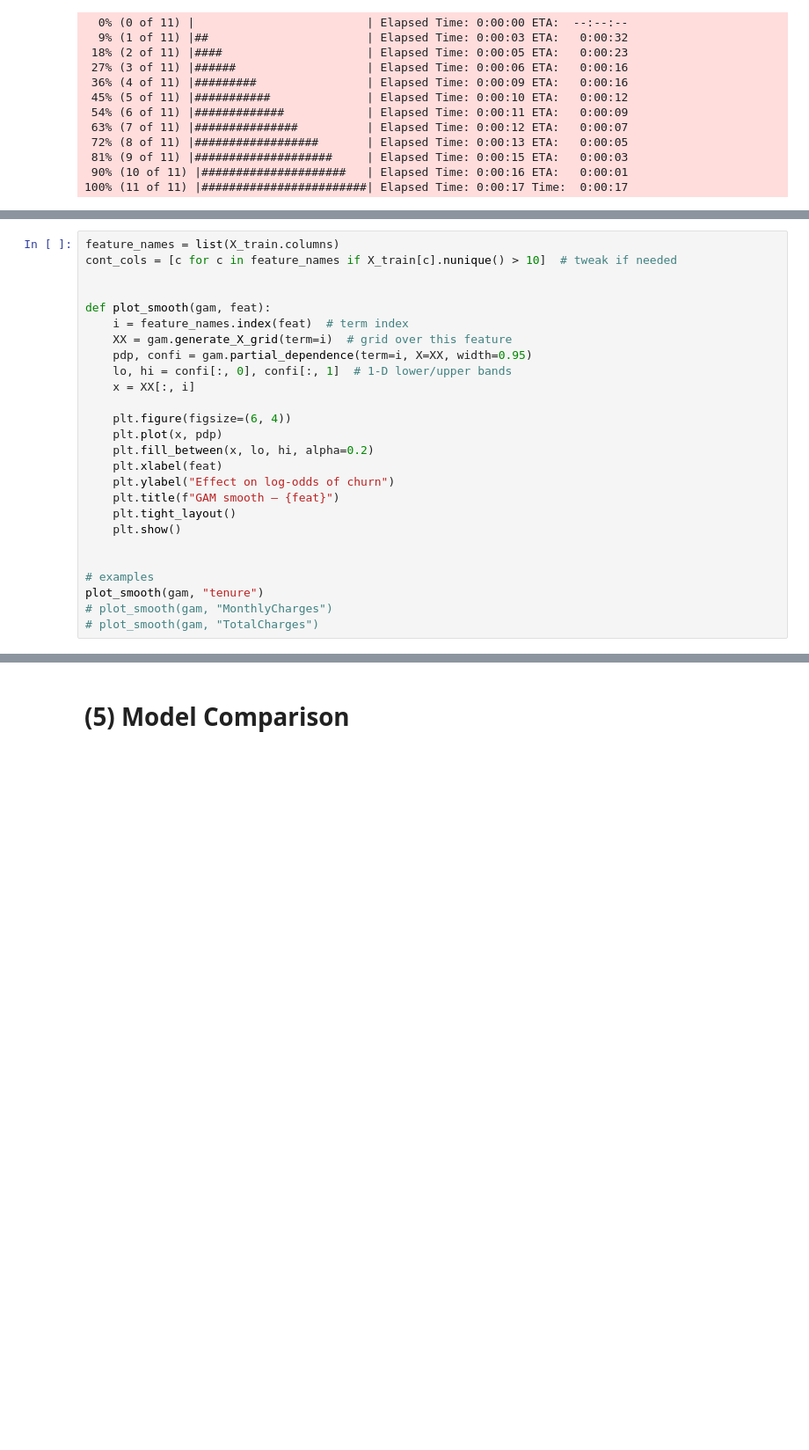
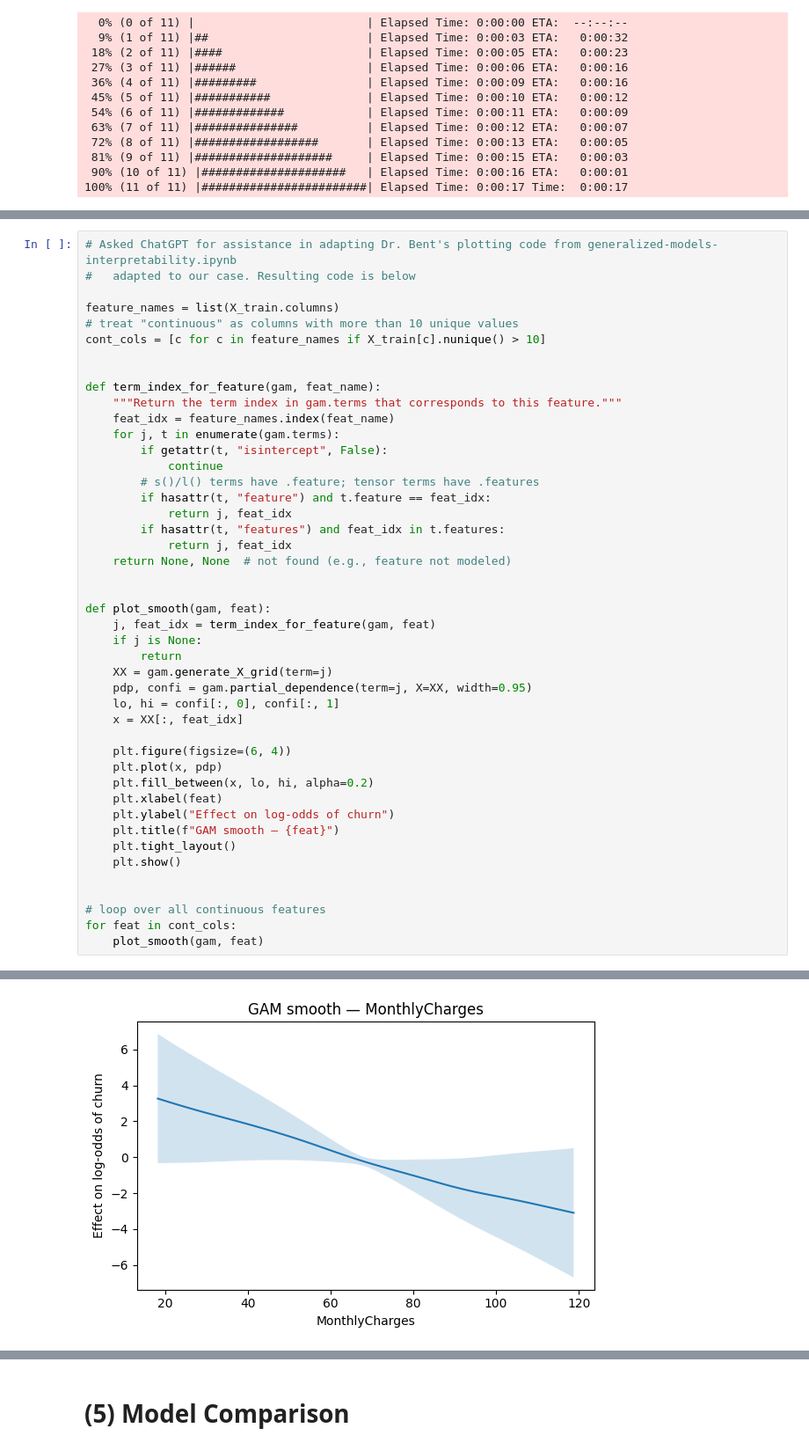
Before and after one commit to khaeuss808/AIPI590_InterpretableAI, a Jupyter notebook: Assignment1.ipynb, the cells around one changed output, grey strips where cells are left out. Shown at 88% size. Drawn from its saved outputs; the diff is of its cells as text; blank space fills up the shorter version.

```diff
--- a/Assignment1.ipynb
+++ b/Assignment1.ipynb
@@ -510,28 +522,48 @@ github.com/dswah/pyGAM/issues/163
 # %%
+# Asked ChatGPT for assistance in adapting Dr. Bent's plotting code from generalized-models-interpretability.ipynb
+#   adapted to our case. Resulting code is below
+
 feature_names = list(X_train.columns)
-cont_cols = [c for c in feature_names if X_train[c].nunique() > 10]  # tweak if needed
+# treat "continuous" as columns with more than 10 unique values
+cont_cols = [c for c in feature_names if X_train[c].nunique() > 10]
+
+
+def term_index_for_feature(gam, feat_name):
+    """Return the term index in gam.terms that corresponds to this feature."""
+    feat_idx = feature_names.index(feat_name)
+    for j, t in enumerate(gam.terms):
+        if getattr(t, "isintercept", False):
+            continue
+        # s()/l() terms have .feature; tensor terms have .features
+        if hasattr(t, "feature") and t.feature == feat_idx:
+            return j, feat_idx
+        if hasattr(t, "features") and feat_idx in t.features:
+            return j, feat_idx
+    return None, None  # not found (e.g., feature not modeled)
 
 
 def plot_smooth(gam, feat):
-    i = feature_names.index(feat)  # term index
-    XX = gam.generate_X_grid(term=i)  # grid over this feature
-    pdp, confi = gam.partial_dependence(term=i, X=XX, width=0.95)
-    lo, hi = confi[:, 0], confi[:, 1]  # 1-D lower/upper bands
-    x = XX[:, i]
+    j, feat_idx = term_index_for_feature(gam, feat)
+    if j is None:
+        return
+    XX = gam.generate_X_grid(term=j)
+    pdp, confi = gam.partial_dependence(term=j, X=XX, width=0.95)
+    lo, hi = confi[:, 0], confi[:, 1]
+    x = XX[:, feat_idx]
 
     plt.figure(figsize=(6, 4))
     plt.plot(x, pdp)
     plt.fill_between(x, lo, hi, alpha=0.2)
     plt.xlabel(feat)
     plt.ylabel("Effect on log-odds of churn")
     plt.title(f"GAM smooth — {feat}")
     plt.tight_layout()
     plt.show()
 
 
-# examples
-plot_smooth(gam, "tenure")
-# plot_smooth(gam, "MonthlyCharges")
-# plot_smooth(gam, "TotalCharges")
+# loop over all continuous features
+for feat in cont_cols:
+    plot_smooth(gam, feat)
 # %% [output]
 [figure]
+[figure, added]
```
Also changed, not shown: parts of 5 cells of this notebook.
